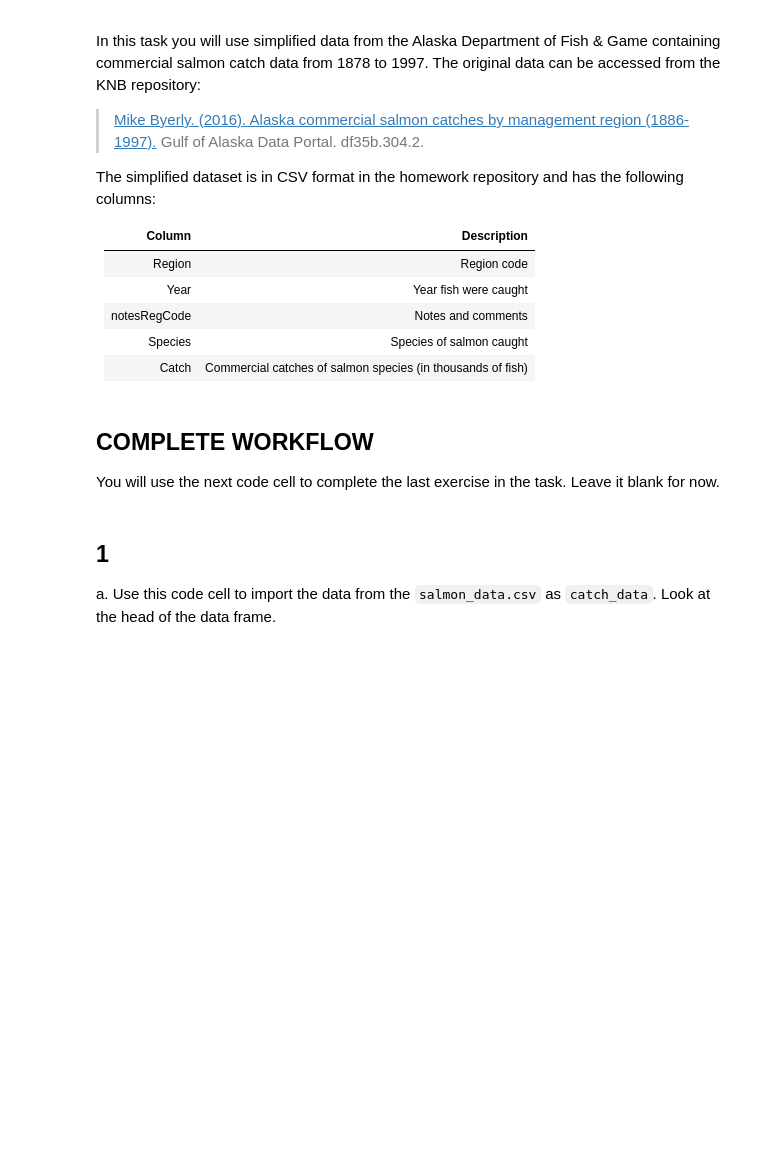
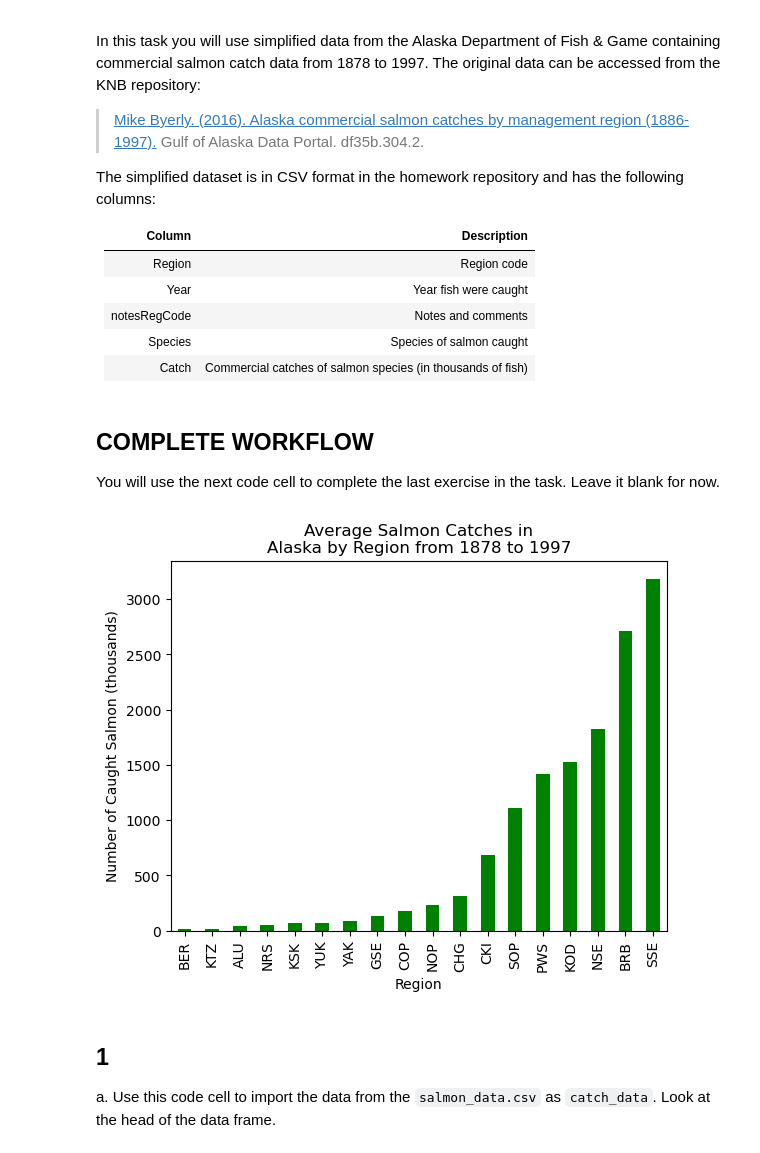
Before and after one commit to ethan-mathews24/eds220-hwk2, a Jupyter notebook: task2/hwk2-task2-salmon.ipynb, the cells around one changed output. Drawn from its saved outputs; the diff is of its cells as text; code cells hidden in the pictures; blank space fills up the shorter version.

```diff
--- a/task2/hwk2-task2-salmon.ipynb
+++ b/task2/hwk2-task2-salmon.ipynb
@@ -48,6 +48,34 @@ The simplified dataset is in CSV format in the homework repository and has the f
 ## COMPLETE WORKFLOW
 
 You will use the next code cell to complete the last exercise in the task. Leave it blank for now.
+# %%
+# FINAL CODE
+
+# Import libraries
+import pandas as pd
+import numpy as np
+
+# Load in data for analysis
+catch_data = pd.read_csv('data/salmon_data.csv')
+
+# Update the value of I to 1
+catch_data.loc[catch_data['Catch'] == 'I', 'Catch'] = '1'
+
+# Update `Catch` column to int64 data type
+catch_data['Catch'] = catch_data['Catch'].astype('int64')
+
+# New DataFrame with average catch by region
+avg_region = catch_data.groupby('Region')['Catch'].mean()
+
+# Create plot of Average Salmon Catch by Region
+avg_region.sort_values(ascending = True).plot(
+    kind = 'bar',
+    title = 'Average Salmon Catches in\nAlaska by Region from 1878 to 1997',
+    xlabel = 'Region',
+    ylabel = 'Number of Salmon Catches (thousands)',
+    color = 'green');
+# %% [output]
+[figure, added]
 # %% [markdown]
 ## 1
 
```
Also changed, not shown: parts of 1 cell of this notebook.
